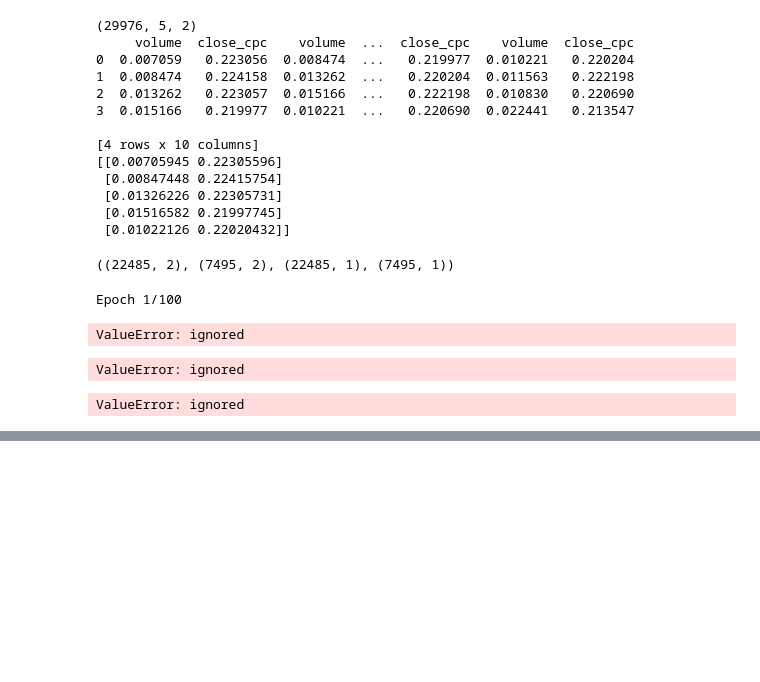
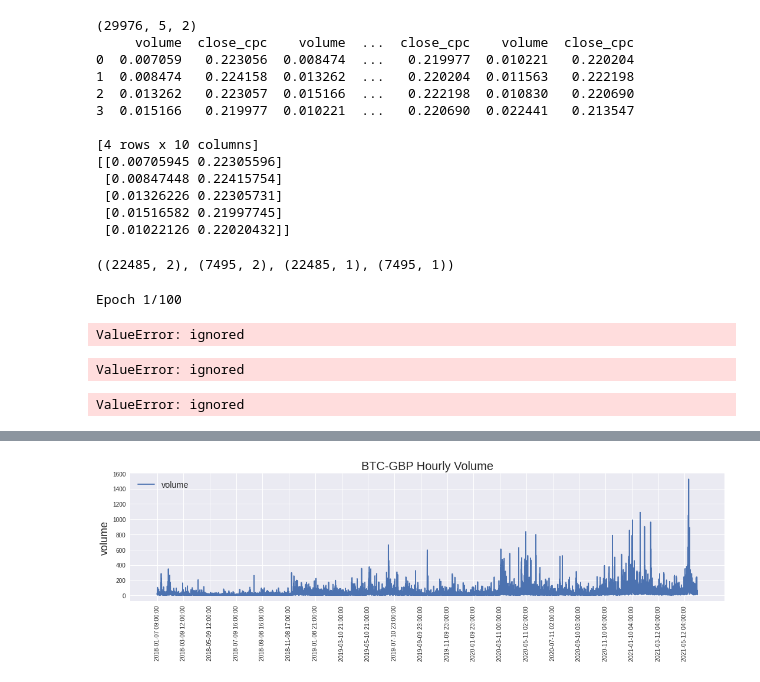
Before and after one commit to whittlem/colabnotebooks, a Jupyter notebook: LearningTradingAI.ipynb, the cells around one changed output, grey strips where cells are left out. Saved outputs shown, nothing was run; the diff lists cells and outputs as text; code cells hidden in the pictures; blank space fills up the shorter version.

```diff
--- a/LearningTradingAI.ipynb
+++ b/LearningTradingAI.ipynb
@@ -272,0 +322,11 @@ ValueError: ignored
+# %%
+plt.figure(figsize=(15, 5))
+plt.plot(df3['volume'])
+plt.xticks(range(0, df3.shape[0], 1464), df3['date'].loc[::1464], rotation=90)
+plt.ylabel('volume', fontsize=18)
+plt.title("BTC-GBP Hourly Volume", fontsize=20)
+plt.legend(['volume'], fontsize='x-large', loc='best')
+plt.tight_layout()
+plt.show()
+# %% [output]
+[figure, added]
```
Also changed, not shown: parts of 58 cells of this notebook, 5 other files.
